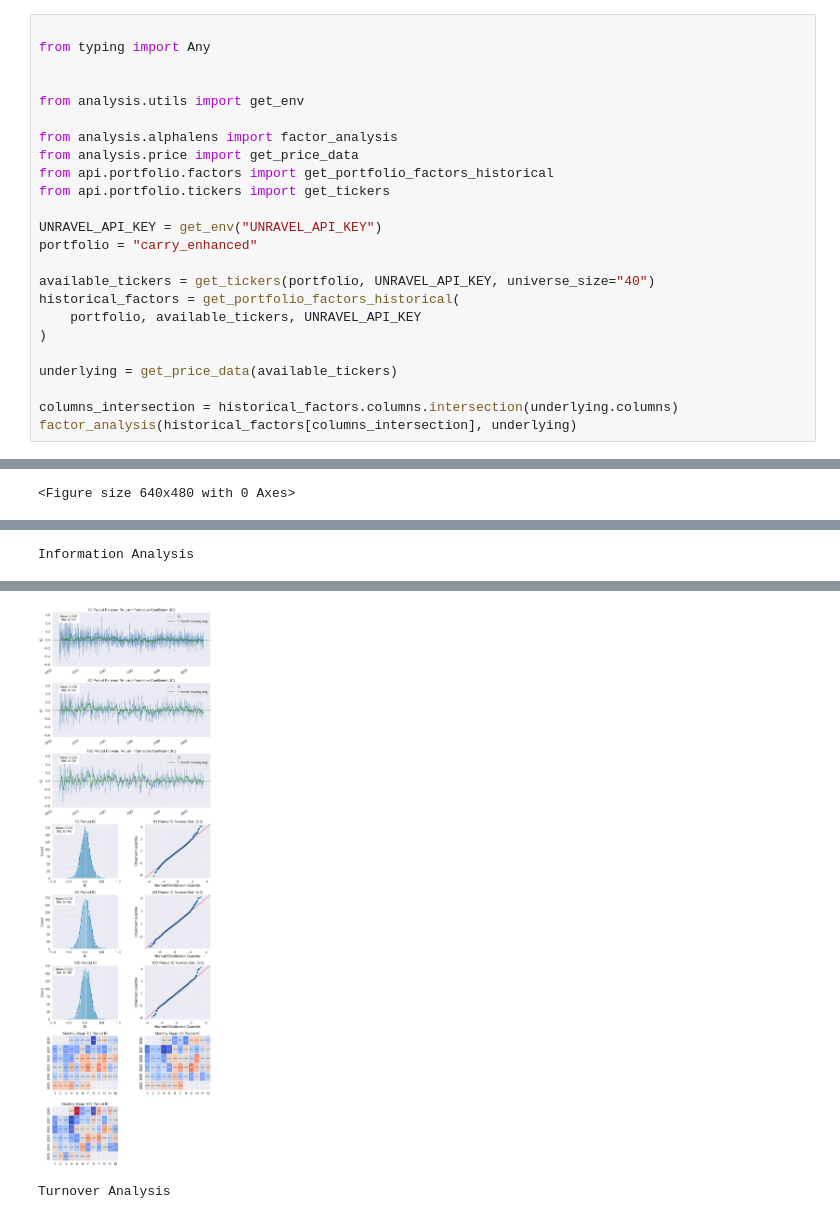
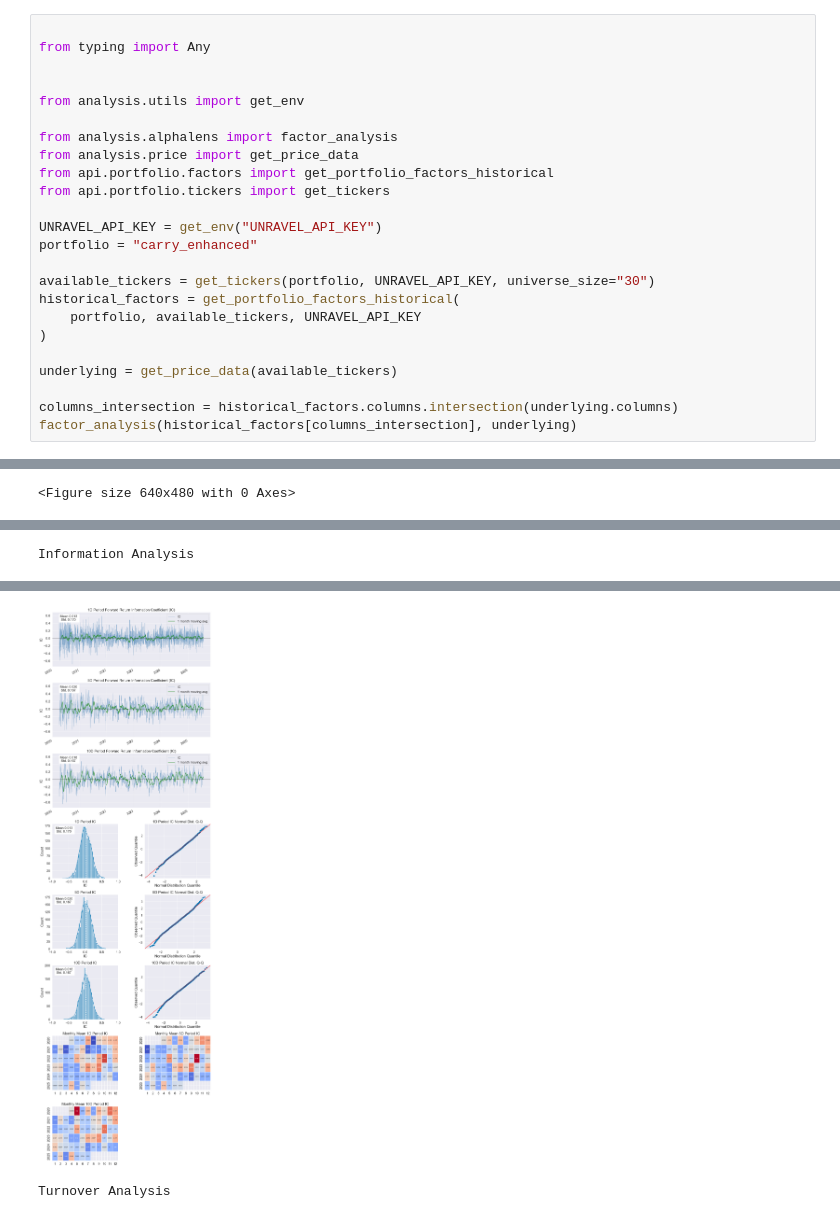
Before and after one commit to unravel-finance/api-guide, a Jupyter notebook: factor_analysis_carry_enhanced.ipynb, the cells around one changed output, grey strips where cells are left out. Drawn from its saved outputs; the diff is of its cells as text.

```diff
--- a/factor_analysis_carry_enhanced.ipynb
+++ b/factor_analysis_carry_enhanced.ipynb
@@ -13,7 +13,7 @@ from api.portfolio.tickers import get_tickers
 UNRAVEL_API_KEY = get_env("UNRAVEL_API_KEY")
 portfolio = "carry_enhanced"
 
-available_tickers = get_tickers(portfolio, UNRAVEL_API_KEY, universe_size="40")
+available_tickers = get_tickers(portfolio, UNRAVEL_API_KEY, universe_size="30")
 historical_factors = get_portfolio_factors_historical(
     portfolio, available_tickers, UNRAVEL_API_KEY
 )
@@ -65,3 +57,3 @@ Information Analysis
-[figure, old version]
+[figure, new version]
 Turnover Analysis
 |  | 1D | 5D | 10D |
```
Also changed, not shown: parts of 1 cell of this notebook, 6 other files.
